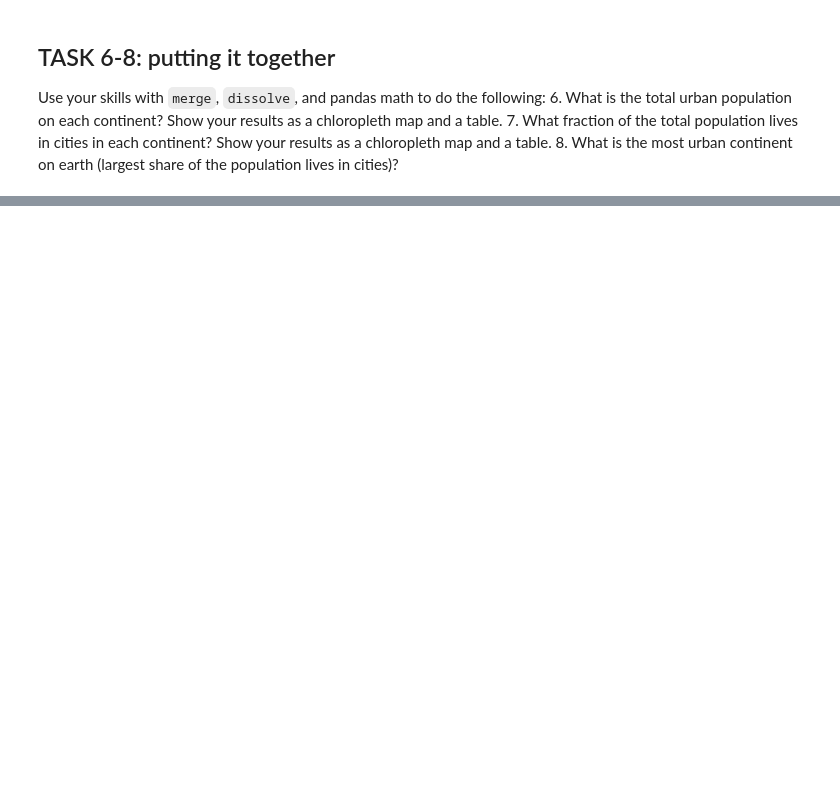
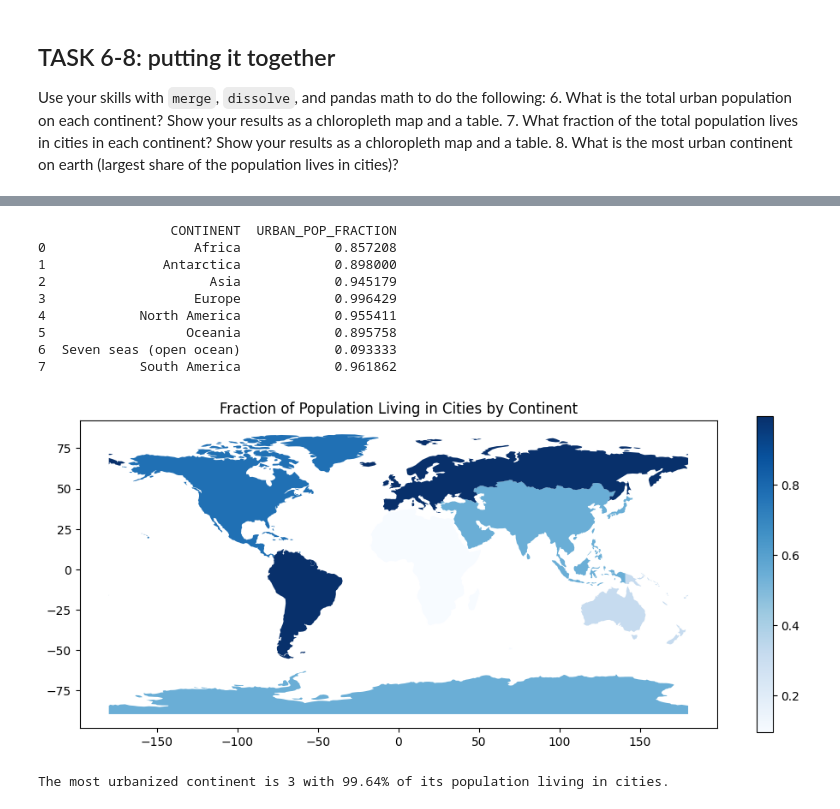
Before and after one commit to LizCarter492/EnvDatSci, a Jupyter notebook: CodeSprints/VectorData101_corrected.ipynb, the cells around one changed output, grey strips where cells are left out. Saved outputs shown, nothing was run; the diff lists cells and outputs as text; code cells hidden in the pictures; blank space fills up the shorter version.

```diff
--- a/CodeSprints/VectorData101_corrected.ipynb
+++ b/CodeSprints/VectorData101_corrected.ipynb
@@ -672,0 +746,44 @@ Use your skills with `merge`, `dissolve`, and pandas math to do the following:
+# %%
+# Task 7 code here:
+
+# Calculate the fraction of total population living in cities
+continents['URBAN_POP_FRACTION'] = continents['POP_EST'] / continents['TOT_POP']
+
+# Show the result as a table
+print(continents[['CONTINENT', 'URBAN_POP_FRACTION']])
+
+# Create the figure and axes with the specified figure size
+fig, ax = plt.subplots(figsize=(12, 8))
+
+# Plot the fraction of the population living in cities as a choropleth map
+continents.plot(column='URBAN_POP_FRACTION', scheme='quantiles', cmap='Blues', legend=False, ax=ax)
+plt.title("Fraction of Population Living in Cities by Continent")
+
+# Add a color bar using the URBAN_POP_FRACTION column and adjust its height to match the map
+sm = plt.cm.ScalarMappable(cmap='Blues', norm=plt.Normalize(vmin=continents['URBAN_POP_FRACTION'].min(), vmax=continents['URBAN_POP_FRACTION'].max()))
+sm._A = []  # Required for the ScalarMappable
+cbar = fig.colorbar(sm, ax=ax, shrink=0.6)  # Adjust the shrink factor to reduce the color bar height
+#cbar.set_label('Urban Population Fraction')
+
+# Show the plot
+plt.show()
+# %% [output]
+                 CONTINENT  URBAN_POP_FRACTION
+0                   Africa            0.857208
+1               Antarctica            0.898000
+2                     Asia            0.945179
+3                   Europe            0.996429
+4            North America            0.955411
+5                  Oceania            0.895758
+6  Seven seas (open ocean)            0.093333
+7            South America            0.961862
+[figure, added]
+# %%
+# Task 8 code here:
+# Find the continent with the highest fraction of urban population
+most_urban_continent = continents.loc[continents['URBAN_POP_FRACTION'].idxmax()]
+
+# Print the result
+print(f"The most urbanized continent is {most_urban_continent.name} with {most_urban_continent['URBAN_POP_FRACTION'] * 100:.2f}% of its population living in cities.")
+# %% [output]
+The most urbanized continent is 3 with 99.64% of its population living in cities.
```
Also changed, not shown: parts of 16 cells of this notebook.
